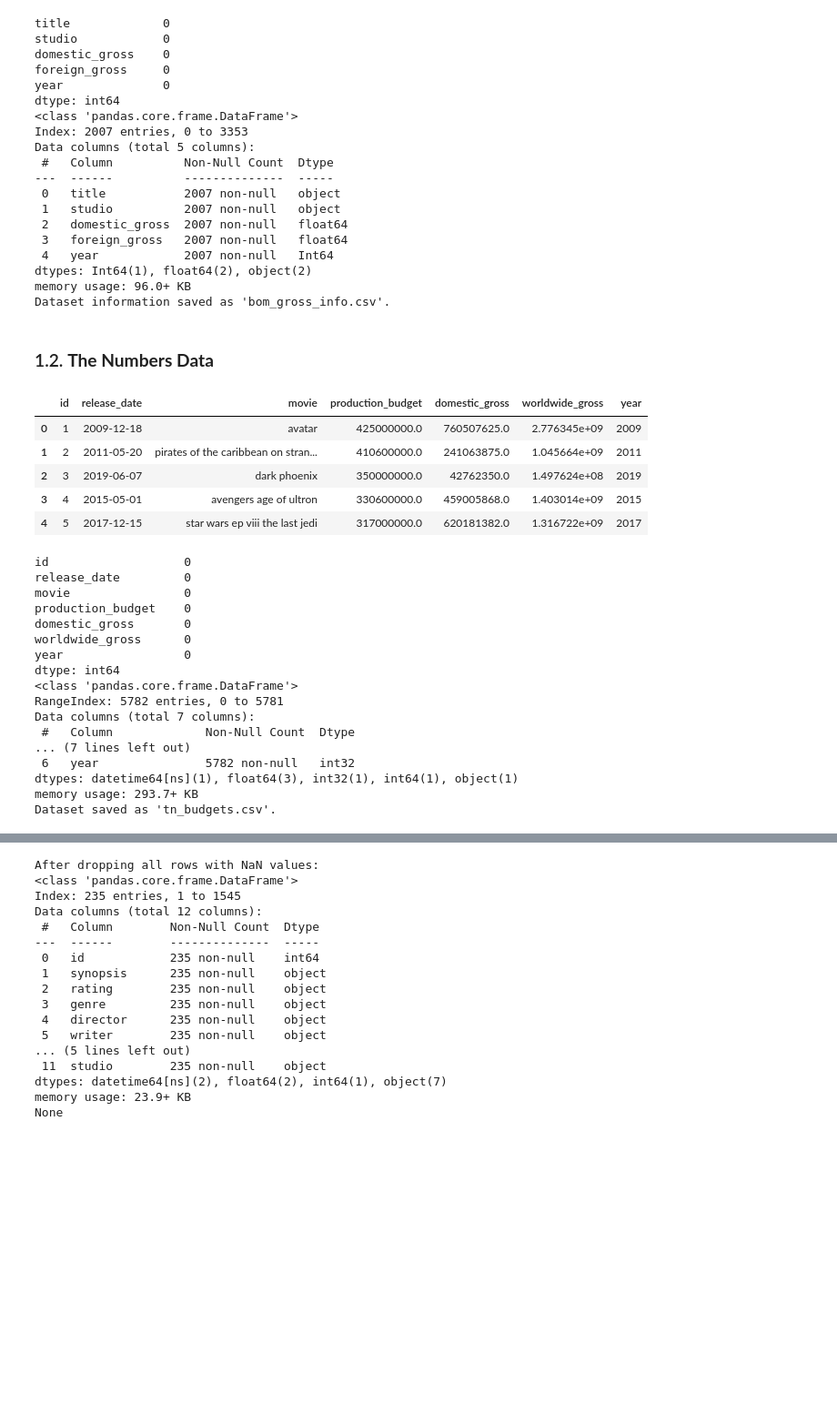
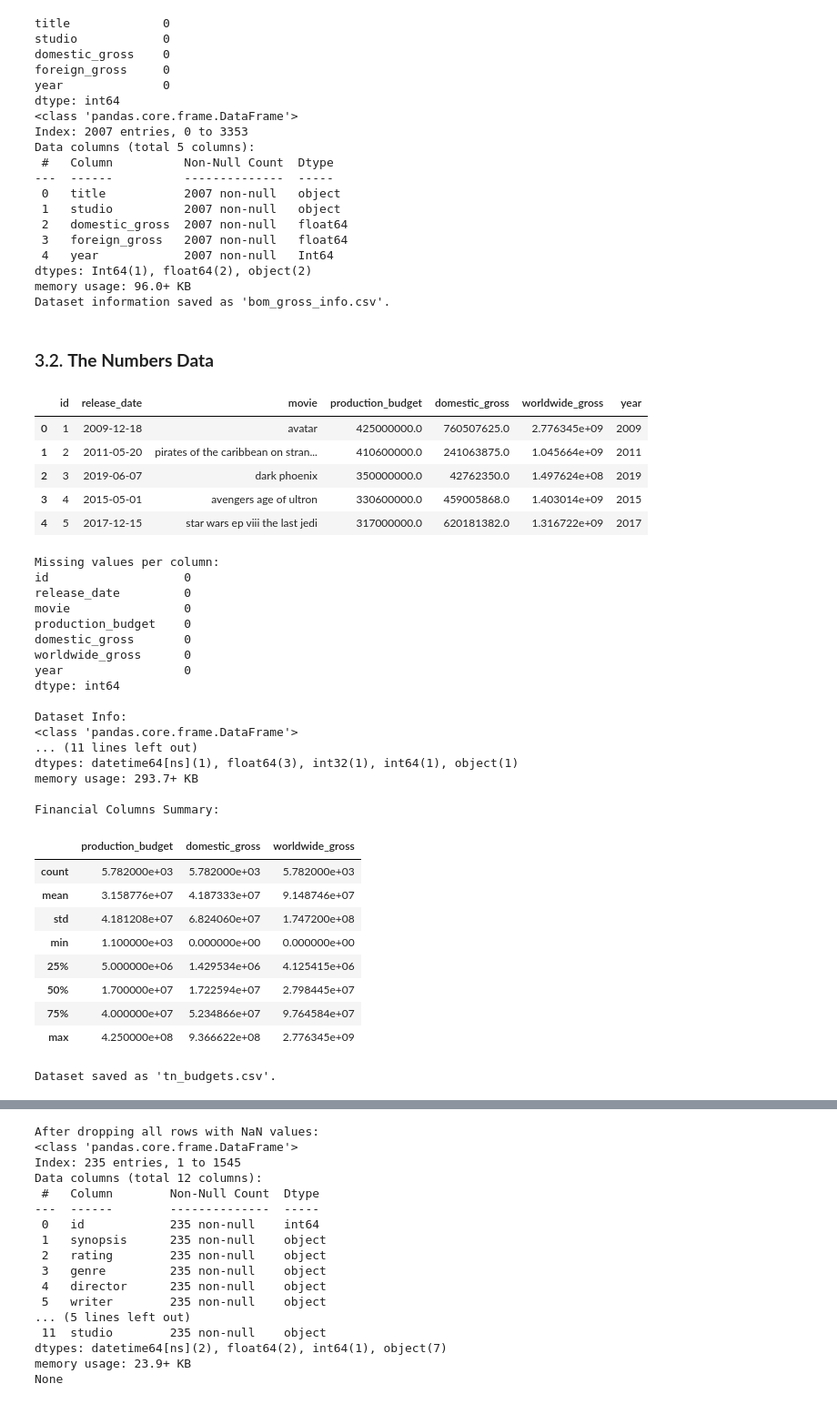
Before and after one commit to blexolonde/dsc-phase-2-FilmForecast, a Jupyter notebook: notebooks/final.ipynb, the cells around one changed output, grey strips where cells are left out. Shown at 91% size. Cells and saved outputs as stored; diff of their text form; code cells hidden in the pictures; blank space fills up the shorter version.

```diff
--- a/notebooks/final.ipynb
+++ b/notebooks/final.ipynb
@@ -90,7 +117,25 @@ dtype: object
 # %%
 # Load The Numbers (movie budgets) dataset
-tn_budgets = pd.read_csv('C:/Users/USER/Desktop/Movie-Project/data/raw/zippedData/tn.movie_budgets.csv.gz', compression='gzip')
-print("The Numbers Data:")
-display(tn_budgets.head())  # Display the first few rows
-print(tn_budgets.info())  # Get an overview of the dataset
+file_path = 'C:/Users/USER/Desktop/Movie-Project/data/raw/zippedData/tn.movie_budgets.csv.gz'
+
+try:
+    tn_budgets = pd.read_csv(file_path, compression='gzip')
+
+    print("The Numbers Data Preview:")
+    display(tn_budgets.head())  # Display the first few rows
+
+    print("\nDataset Info:")
+    tn_budgets.info()  # Get an overview of the dataset
+
+    # Check for duplicate rows
+    print("\nNumber of duplicate rows:", tn_budgets.duplicated().sum())
+
+    print("\nMissing values per column:")
+    print(tn_budgets.isnull().sum())
+
+    print("\nSummary Statistics:")
+    print(tn_budgets.describe())
+
+except Exception as e:
+    print(f"Error loading or processing the file: {e}")
 # %% [output]
@@ -349,7 +430,7 @@ dtypes: Int64(1), float64(2), object(2)
 memory usage: 96.0+ KB
 Dataset information saved as 'bom_gross_info.csv'.
 # %% [markdown]
-### 1.2. **The Numbers Data**
+### 3.2. **The Numbers Data**
 # %%
 # Remove '$' and ',' from financial columns and convert them to numeric
 for col in ['production_budget', 'domestic_gross', 'worldwide_gross']:
@@ -358,10 +439,10 @@ for col in ['production_budget', 'domestic_gross', 'worldwide_gross']:
 # Convert 'release_date' to datetime
 tn_budgets['release_date'] = pd.to_datetime(tn_budgets['release_date'], errors='coerce')
 
-#Extracting year from release_date
+# Extract year from release_date
 tn_budgets['year'] = tn_budgets['release_date'].dt.year
 
-#Remove special characters and multiple spaces to standardize 'movie'
+# Remove special characters and multiple spaces to standardize 'movie'
 tn_budgets['movie'] = (
     tn_budgets['movie']
     .str.lower()
@@ -370,41 +451,59 @@ tn_budgets['movie'] = (
     .str.replace(r'\s+', ' ', regex=True)
 )
 
+# Drop rows with missing financial data or release_date
+tn_budgets = tn_budgets.dropna(subset=['production_budget', 'domestic_gross', 'worldwide_gross', 'release_date'])
 
 # Display the first few rows of the data
 display(tn_budgets.head())
 
 # Check for missing values
+print("\nMissing values per column:")
 print(tn_budgets.isnull().sum())
 
 # Display dataset info
+print("\nDataset Info:")
 tn_budgets.info()
+
+# Summarize financial columns
+print("\nFinancial Columns Summary:")
+display(tn_budgets[['production_budget', 'domestic_gross', 'worldwide_gross']].describe())
 
 # Save the DataFrame to a CSV file
 tn_budgets.to_csv('C:/Users/USER/Desktop/movie_insights/zippedData/processed/tn_budgets.csv', index=False)
 print("Dataset saved as 'tn_budgets.csv'.")
 # %% [output]
 |  | id | release_date | movie | production_budget | domestic_gross | worldwide_gross | year |
 | 0 | 1 | 2009-12-18 | avatar | 425000000.0 | 760507625.0 | 2.776345e+09 | 2009 |
 | 1 | 2 | 2011-05-20 | pirates of the caribbean on stran... | 410600000.0 | 241063875.0 | 1.045664e+09 | 2011 |
 | 2 | 3 | 2019-06-07 | dark phoenix | 350000000.0 | 42762350.0 | 1.497624e+08 | 2019 |
 | 3 | 4 | 2015-05-01 | avengers age of ultron | 330600000.0 | 459005868.0 | 1.403014e+09 | 2015 |
 | 4 | 5 | 2017-12-15 | star wars ep viii the last jedi | 317000000.0 | 620181382.0 | 1.316722e+09 | 2017 |
+Missing values per column:
 id                   0
 release_date         0
 movie                0
 production_budget    0
 domestic_gross       0
 worldwide_gross      0
 year                 0
 dtype: int64
+
+Dataset Info:
 <class 'pandas.core.frame.DataFrame'>
-RangeIndex: 5782 entries, 0 to 5781
-Data columns (total 7 columns):
- #   Column             Non-Null Count  Dtype
-... (7 lines left out)
- 6   year               5782 non-null   int32
+... (11 lines left out)
 dtypes: datetime64[ns](1), float64(3), int32(1), int64(1), object(1)
 memory usage: 293.7+ KB
-Dataset saved as 'tn_budgets.csv'.
+
+Financial Columns Summary:
+|  | production_budget | domestic_gross | worldwide_gross |
+| count | 5.782000e+03 | 5.782000e+03 | 5.782000e+03 |
+| mean | 3.158776e+07 | 4.187333e+07 | 9.148746e+07 |
+| std | 4.181208e+07 | 6.824060e+07 | 1.747200e+08 |
+| min | 1.100000e+03 | 0.000000e+00 | 0.000000e+00 |
+| 25% | 5.000000e+06 | 1.429534e+06 | 4.125415e+06 |
+| 50% | 1.700000e+07 | 1.722594e+07 | 2.798445e+07 |
+| 75% | 4.000000e+07 | 5.234866e+07 | 9.764584e+07 |
+| max | 4.250000e+08 | 9.366622e+08 | 2.776345e+09 |
+Dataset saved as 'tn_budgets.csv'.
 # %% [markdown]
```
Also changed, not shown: parts of 35 cells of this notebook, 6 other files.
